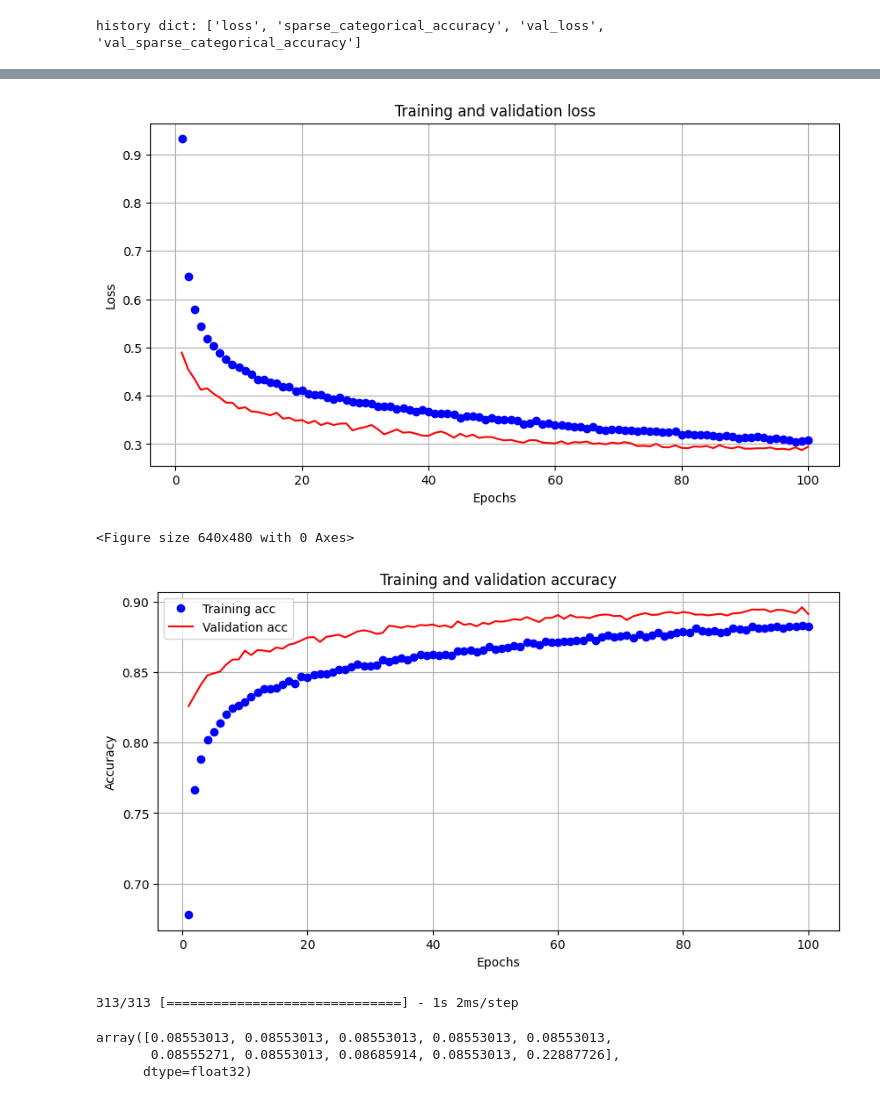
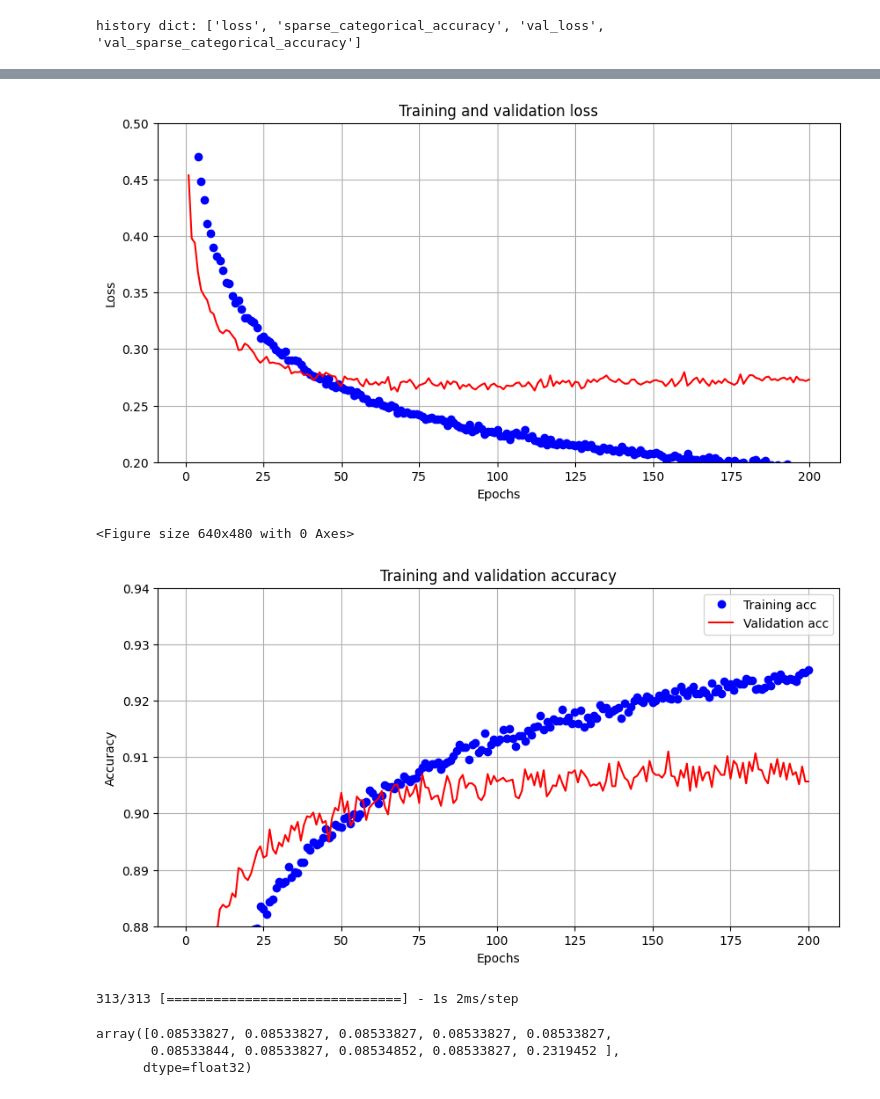
Before and after one commit to PavelStelmakhV/hw310-keras-fasion-mnist, a Jupyter notebook: keras_fasion_mnist_hw.ipynb, the cells around one changed output, grey strips where cells are left out. Cells and saved outputs as stored; diff of their text form; code cells hidden in the pictures.

```diff
--- a/keras_fasion_mnist_hw.ipynb
+++ b/keras_fasion_mnist_hw.ipynb
@@ -39,4 +39,6 @@ w_init_relu = initializers.HeNormal(seed=42)
 b_init = initializers.Zeros()
+# %%
+drop_out = 0.25
 # %%
 def layer_relu(model, neurons):
   model.add(BatchNormalization())
@@ -73,10 +75,10 @@ model.add(layers.Dense(10, activation='softmax'))
 # %% [markdown]
 ++++++++++++++++++++++++++++++++++++++++++++++++++++++++++++++++++++++++++++++++
 # %%
-optimizer = tf.keras.optimizers.Nadam(learning_rate=0.0007,
-                                      beta_1=0.5,
+optimizer = tf.keras.optimizers.Nadam(learning_rate=0.0003,
+                                      beta_1=0.9,
                                       beta_2=0.999,
-                                      epsilon=1e-02
+                                      epsilon=1e-05
 )
 # %% [markdown]
 ++++++++++++++++++++++++++++++++++++++++++++++++++++++++++++++++++++++++++++++++
@@ -110,12 +112,12 @@ es = callbacks.EarlyStopping(monitor='val_loss', mode='min', verbose=0, patience
 mc = callbacks.ModelCheckpoint('best_model.h5', monitor='sparse_categorical_accuracy', mode='max', verbose=0, save_best_only=True)
 # %%
 history = model.fit(x_train, y_train,
-                    epochs=100,
+                    epochs=200,
                     batch_size=128,
                     # callbacks=[callback],
-                    callbacks=[mc, es],
+                    callbacks=[mc],
                     verbose=1, #многословие
-                    validation_split=0.2
+                    validation_split=0.10
                     # validation_data=(x_val, y_val)
                     )
 test_loss, test_acc = model.evaluate(x_test, y_test)
@@ -164,36 +166,36 @@ print(result)
 # %%
 history_dict = history.history
 loss_values = history_dict['loss']
 val_loss_values = history_dict['val_loss']
 
 epochs = range(1, len(history_dict['loss']) + 1)
 
 plt.figure(figsize=(10, 5))
 plt.plot(epochs, loss_values, 'bo', label='Training loss')
 plt.plot(epochs, val_loss_values, 'r', label='Validation loss')
-# plt.ylim (0.2, 0.5)
+plt.ylim (0.2, 0.5)
 plt.title('Training and validation loss')
 plt.xlabel('Epochs')
 plt.ylabel('Loss')
 # plt.legend()
 plt.grid(True)
 plt.show()
 1
 plt.clf()
 plt.figure(figsize=(10, 5))
 val_acc_values = history_dict['sparse_categorical_accuracy']
 plt.plot(epochs, history_dict['sparse_categorical_accuracy'], 'bo', label='Training acc')
 plt.plot(epochs, history_dict['val_sparse_categorical_accuracy'], 'r', label='Validation acc')
-# plt.ylim (0.88, 0.94)
+plt.ylim (0.88, 0.94)
 plt.title('Training and validation accuracy')
 plt.xlabel('Epochs')
 plt.ylabel('Accuracy')
 plt.legend()
 plt.grid(True)
 # %% [output]
-[figure, old version]
+[figure, new version]
 <Figure size 640x480 with 0 Axes>
-[figure, old version]
+[figure, new version]
 # %%
 probability_model = tf.keras.Sequential([model,
                                          tf.keras.layers.Softmax()])
@@ -204,8 +206,8 @@ predictions = probability_model.predict(x_test)
 # %%
 predictions[0]
 # %% [output]
-array([0.08553013, 0.08553013, 0.08553013, 0.08553013, 0.08553013,
-       0.08555271, 0.08553013, 0.08685914, 0.08553013, 0.22887726],
+array([0.08533827, 0.08533827, 0.08533827, 0.08533827, 0.08533827,
+       0.08533844, 0.08533827, 0.08534852, 0.08533827, 0.2319452 ],
       dtype=float32)
 # %%
 model.summary()
```
Also changed, not shown: parts of 7 cells of this notebook.
